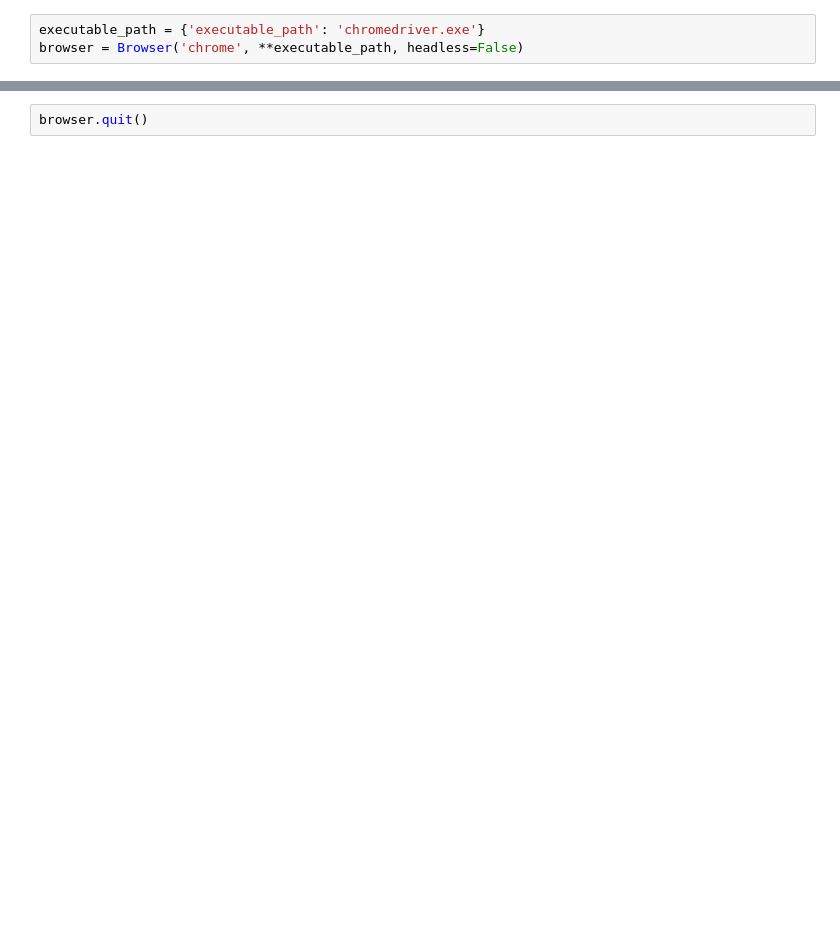
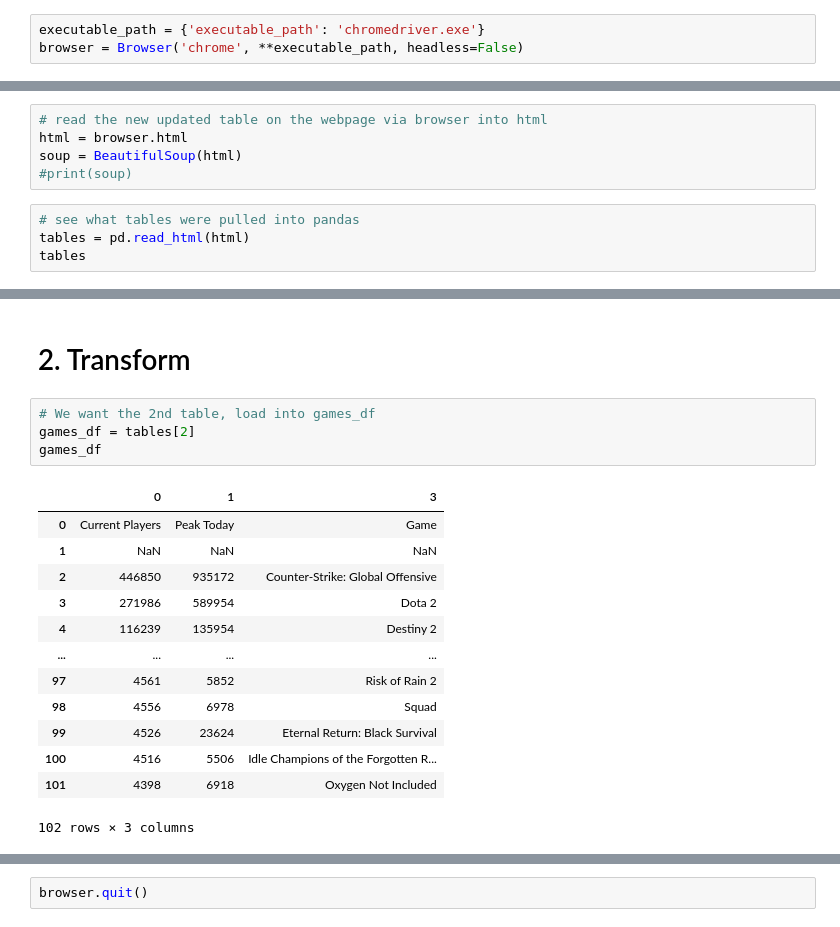
Before and after one commit to cbragg3136/ETL_steam_top_100, a Jupyter notebook: steam_mongodb.ipynb, the cells around one changed output, grey strips where cells are left out. Saved outputs shown, nothing was run; the diff lists cells and outputs as text; blank space fills up the shorter version.

```diff
--- a/steam_mongodb.ipynb
+++ b/steam_mongodb.ipynb
@@ -53,0 +32,9 @@ CURRENT PLAYERS PEAK TODAY   GAME
+# %%
+# read the new updated table on the webpage via browser into html
+html = browser.html
+soup = BeautifulSoup(html)
+#print(soup)
+# %%
+# see what tables were pulled into pandas
+tables = pd.read_html(html)
+tables
@@ -53,0 +59,20 @@ CURRENT PLAYERS PEAK TODAY   GAME
+# %% [markdown]
+# 2. Transform
+# %%
+# We want the 2nd table, load into games_df
+games_df = tables[2]
+games_df
+# %% [output]
+|  | 0 | 1 | 3 |
+| 0 | Current Players | Peak Today | Game |
+| 1 | NaN | NaN | NaN |
+| 2 | 446850 | 935172 | Counter-Strike: Global Offensive |
+| 3 | 271986 | 589954 | Dota 2 |
+| 4 | 116239 | 135954 | Destiny 2 |
+| ... | ... | ... | ... |
+| 97 | 4561 | 5852 | Risk of Rain 2 |
+| 98 | 4556 | 6978 | Squad |
+| 99 | 4526 | 23624 | Eternal Return: Black Survival |
+| 100 | 4516 | 5506 | Idle Champions of the Forgotten R... |
+| 101 | 4398 | 6918 | Oxygen Not Included |
+102 rows × 3 columns
```
Also changed, not shown: parts of 21 cells of this notebook.
